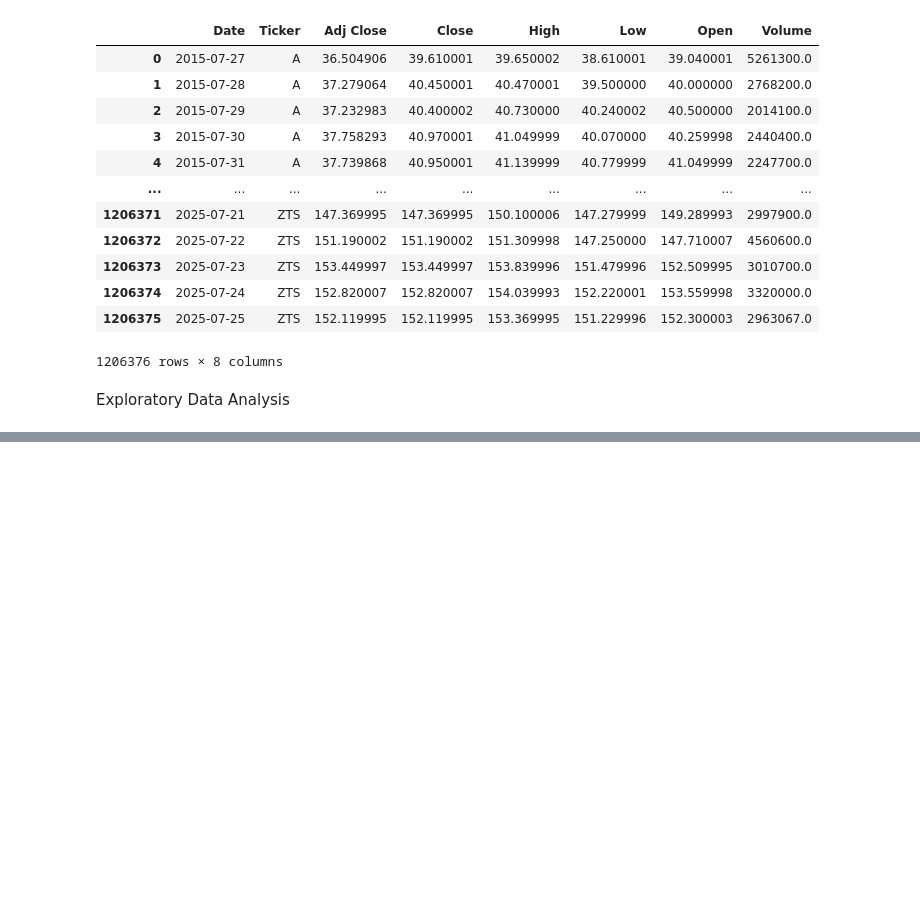
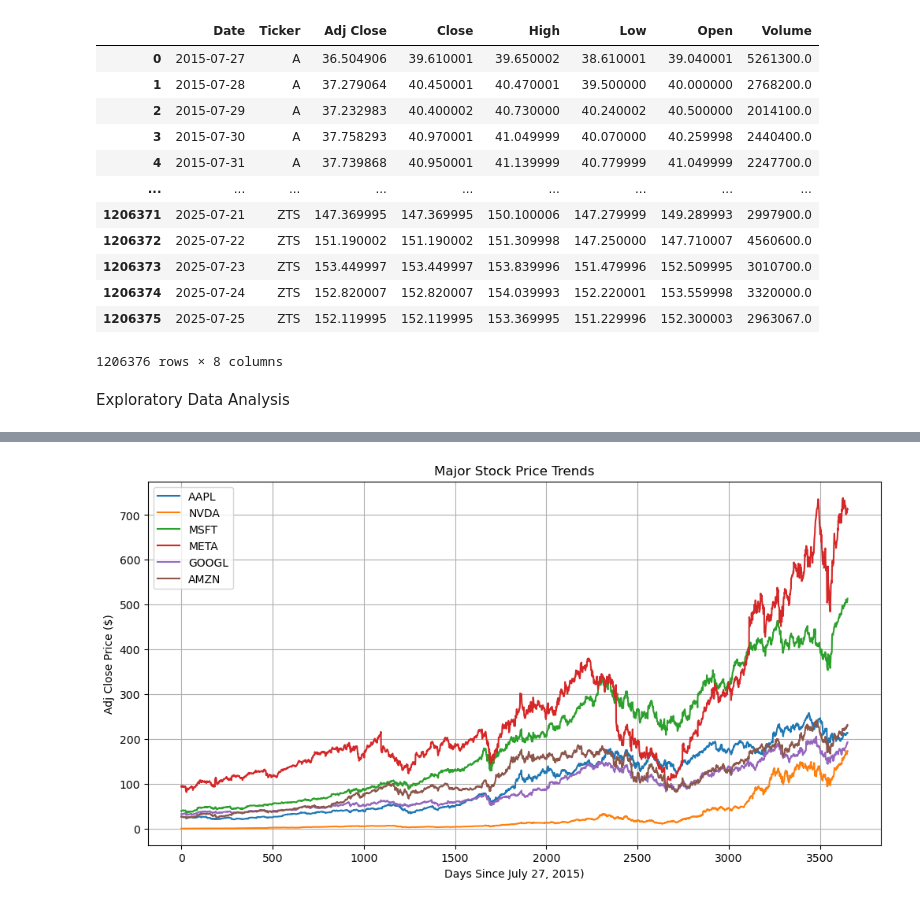
Before and after one commit to ShivaSaiV/Stock-Market-Analysis, a Jupyter notebook: eda.ipynb, the cells around one changed output, grey strips where cells are left out. Saved outputs shown, nothing was run; the diff lists cells and outputs as text; code cells hidden in the pictures; blank space fills up the shorter version.

```diff
--- a/eda.ipynb
+++ b/eda.ipynb
@@ -145,0 +190,12 @@ sp500_historic_df = pd.read_csv("/Users/shivasaivummaji/Desktop/CS:DS/Stock-Mark
+# %%
+# Plot data for APPLE, NVIDIA, MSFT, META, GOOGL, AMZN
+major_stocks = ["AAPL", "NVDA", "MSFT", "META", "GOOGL", "AMZN"]
+df_major = sp500_historic_df[sp500_historic_df["Ticker"].isin(major_stocks)].copy()
+
+# Days since start
+start_date = pd.Timestamp("2015-07-27")
+df_major['Date'] = pd.to_datetime(df_major['Date'])
+df_major['Days_Since_Start'] = (df_major['Date'] - start_date).dt.days
+
+df_major['AdjClose_0'] = df_major.groupby('Ticker')['Adj Close'].transform('first')
+df_major['AdjClose_Percent'] = ((df_major['Adj Close'] - df_major['AdjClose_0']) / df_major["AdjClose_0"]) * 100
@@ -145,0 +218,13 @@ sp500_historic_df = pd.read_csv("/Users/shivasaivummaji/Desktop/CS:DS/Stock-Mark
+# %%
+plt.figure(figsize=(12,6))
+for ticker in major_stocks:
+    subset = df_major[df_major['Ticker']==ticker]
+    plt.plot(subset['Days_Since_Start'], subset['Adj Close'], label=ticker)
+plt.title("Major Stock Price Trends")
+plt.xlabel("Days Since July 27, 2015)")
+plt.ylabel("Adj Close Price ($)")
+plt.legend()
+plt.grid()
+plt.show()
+# %% [output]
+[figure, added]
```
Also changed, not shown: parts of 7 cells of this notebook.
